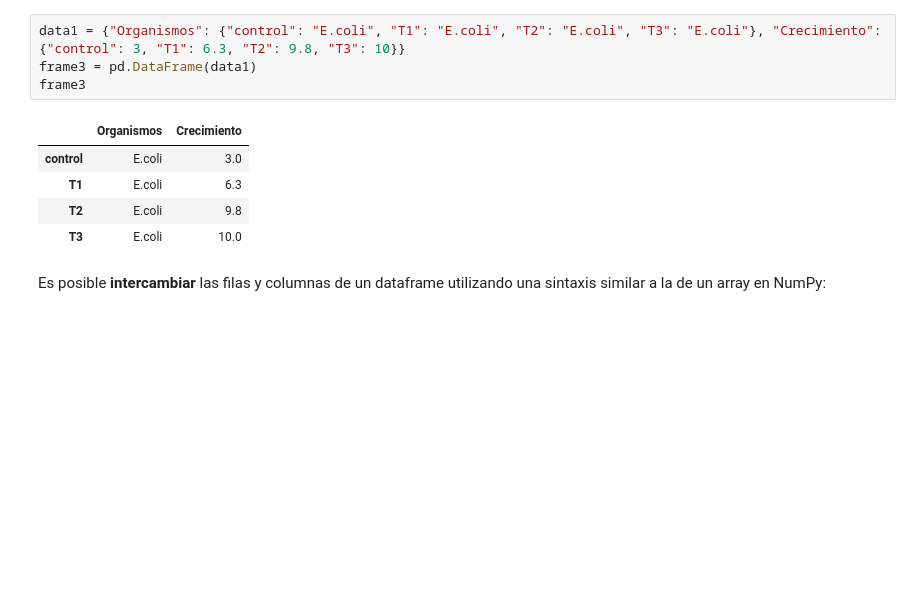
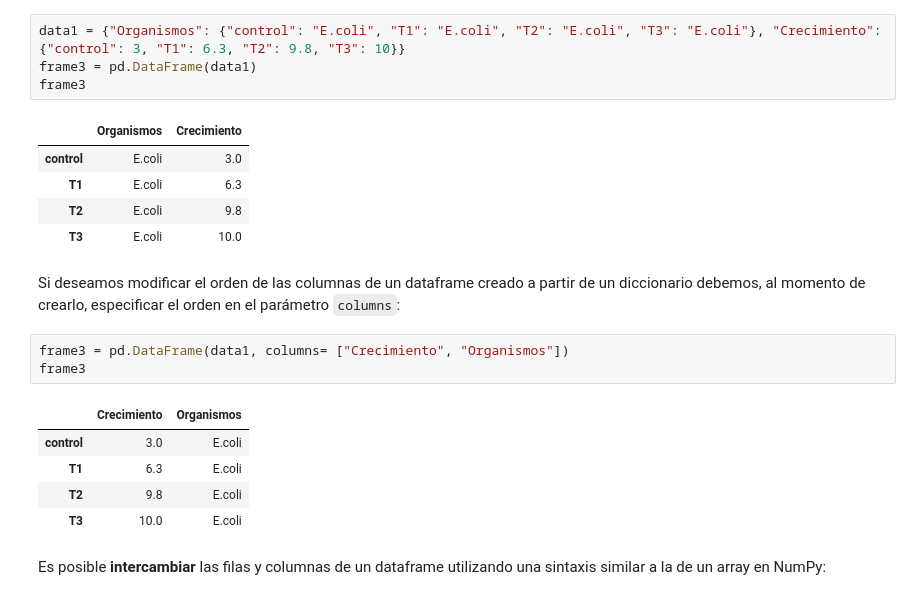
Before and after one commit to JuliBayarri/ResPythonData, a Jupyter notebook: FundPandas.ipynb, the cells around one changed output. Drawn from its saved outputs; the diff is of its cells as text; blank space fills up the shorter version.

```diff
--- a/FundPandas.ipynb
+++ b/FundPandas.ipynb
@@ -332,6 +443,17 @@ frame3
 | T1 | E.coli | 6.3 |
 | T2 | E.coli | 9.8 |
 | T3 | E.coli | 10.0 |
+# %% [markdown]
+Si deseamos modificar el orden de las columnas de un dataframe creado a partir de un diccionario debemos, al momento de crearlo, especificar el orden en el parámetro ``columns``:
+# %%
+frame3 = pd.DataFrame(data1, columns= ["Crecimiento", "Organismos"])
+frame3
+# %% [output]
+|  | Crecimiento | Organismos |
+| control | 3.0 | E.coli |
+| T1 | 6.3 | E.coli |
+| T2 | 9.8 | E.coli |
+| T3 | 10.0 | E.coli |
 # %% [markdown]
 Es posible **intercambiar** las filas y columnas de un dataframe utilizando una sintaxis similar a la de un array en NumPy:
 # %%
```
Also changed, not shown: parts of 27 cells of this notebook.
